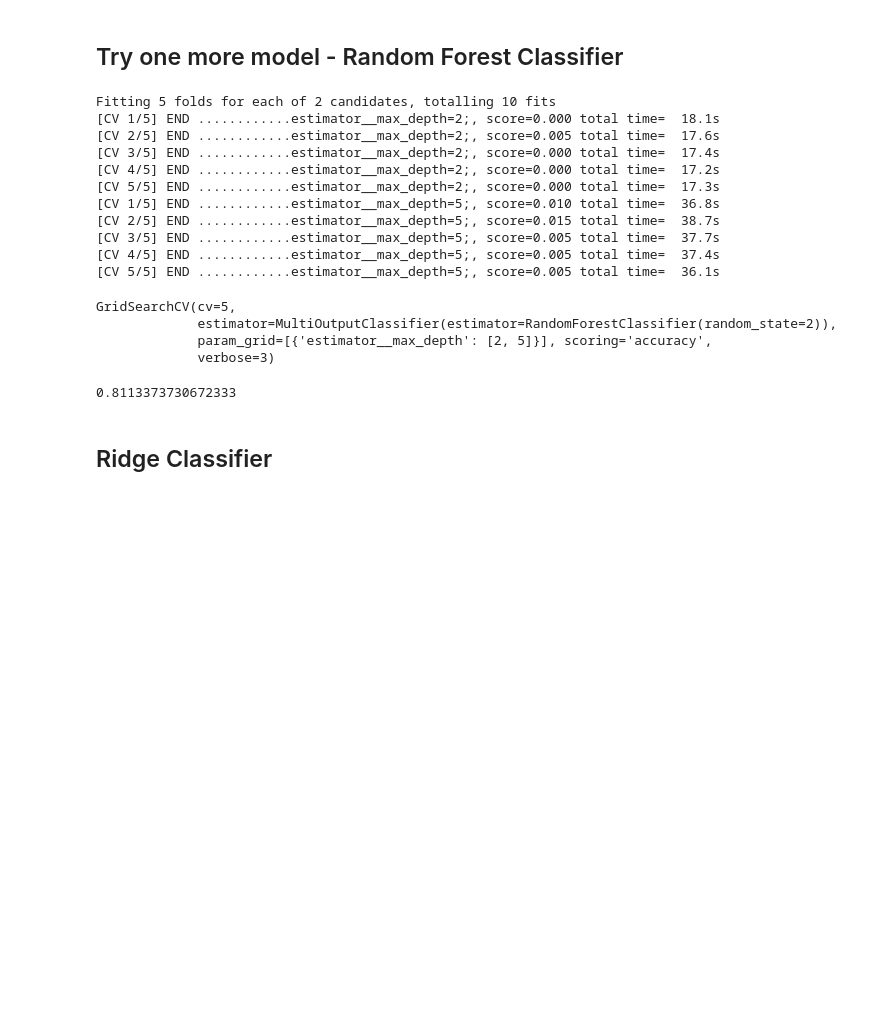
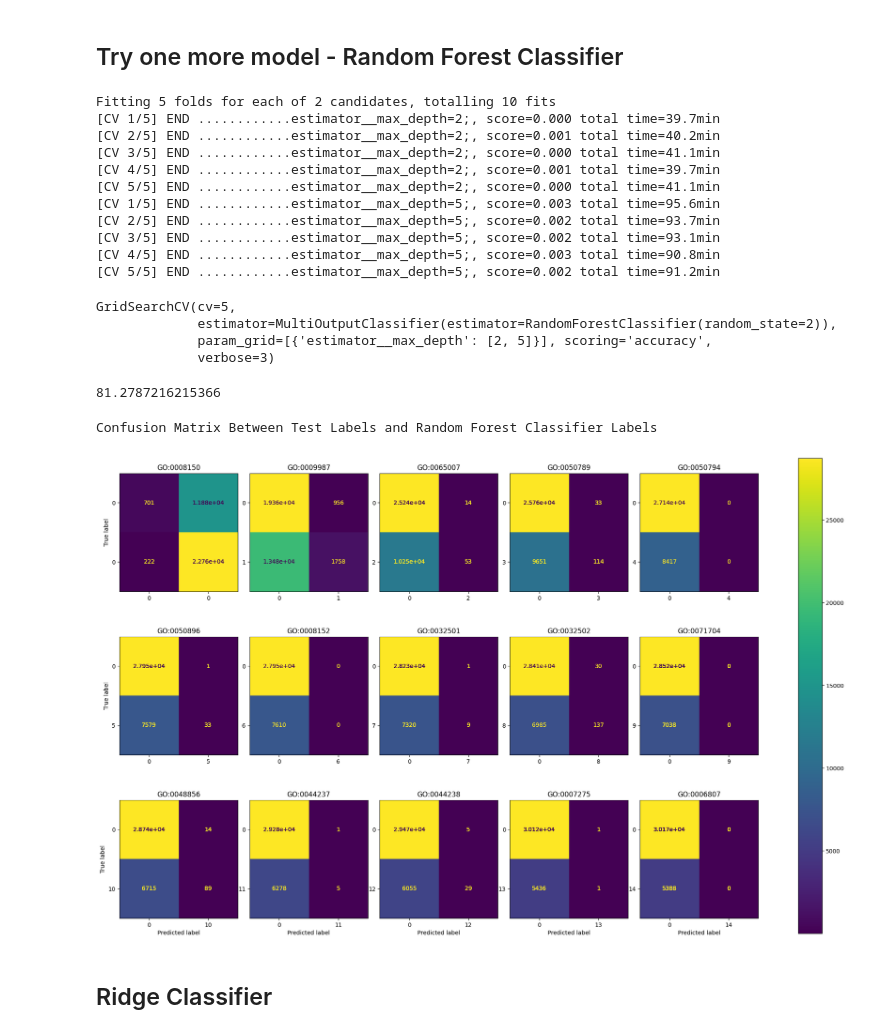
Before and after one commit to VNagesh-Bio/CAFA5, a Jupyter notebook: v-pc-ml-aicapstone-submission.ipynb, the cells around one changed output. Drawn from its saved outputs; the diff is of its cells as text; code cells hidden in the pictures; blank space fills up the shorter version.

```diff
--- a/v-pc-ml-aicapstone-submission.ipynb
+++ b/v-pc-ml-aicapstone-submission.ipynb
@@ -316,19 +360,19 @@ grid_search_rand = GridSearchCV(estimator=rand_f ,
                            cv = 5,
                            verbose=3)
 
-grid_search_rand.fit(X_train.head(n=1000), y_train[:1000])
+grid_search_rand.fit(X_train, labels_df_train)
 # %% [output]
 Fitting 5 folds for each of 2 candidates, totalling 10 fits
-[CV 1/5] END ............estimator__max_depth=2;, score=0.000 total time=  18.1s
-[CV 2/5] END ............estimator__max_depth=2;, score=0.005 total time=  17.6s
-[CV 3/5] END ............estimator__max_depth=2;, score=0.000 total time=  17.4s
-[CV 4/5] END ............estimator__max_depth=2;, score=0.000 total time=  17.2s
-[CV 5/5] END ............estimator__max_depth=2;, score=0.000 total time=  17.3s
-[CV 1/5] END ............estimator__max_depth=5;, score=0.010 total time=  36.8s
-[CV 2/5] END ............estimator__max_depth=5;, score=0.015 total time=  38.7s
-[CV 3/5] END ............estimator__max_depth=5;, score=0.005 total time=  37.7s
-[CV 4/5] END ............estimator__max_depth=5;, score=0.005 total time=  37.4s
-[CV 5/5] END ............estimator__max_depth=5;, score=0.005 total time=  36.1s
+[CV 1/5] END ............estimator__max_depth=2;, score=0.000 total time=39.7min
+[CV 2/5] END ............estimator__max_depth=2;, score=0.001 total time=40.2min
+[CV 3/5] END ............estimator__max_depth=2;, score=0.000 total time=41.1min
+[CV 4/5] END ............estimator__max_depth=2;, score=0.001 total time=39.7min
+[CV 5/5] END ............estimator__max_depth=2;, score=0.000 total time=41.1min
+[CV 1/5] END ............estimator__max_depth=5;, score=0.003 total time=95.6min
+[CV 2/5] END ............estimator__max_depth=5;, score=0.002 total time=93.7min
+[CV 3/5] END ............estimator__max_depth=5;, score=0.002 total time=93.1min
+[CV 4/5] END ............estimator__max_depth=5;, score=0.003 total time=90.8min
+[CV 5/5] END ............estimator__max_depth=5;, score=0.002 total time=91.2min
 GridSearchCV(cv=5,
              estimator=MultiOutputClassifier(estimator=RandomForestClassifier(random_state=2)),
              param_grid=[{'estimator__max_depth': [2, 5]}], scoring='accuracy',
@@ -341,13 +385,20 @@ best_model_rand = grid_search_rand.best_estimator_
 from pickle import dump
 with open("rand.pkl", "wb") as f:
     dump(best_model_rand, f, protocol=5)
+# %%
+best_model_rand = pickle.load(open('rand.pkl', 'rb'))
 # %%
 predictions_randf = best_model_rand.predict(X_test)
 best_model_rand.score(X_test, predictions_randf)
-accuracy = np.mean(predictions_randf == y_test)
-accuracy
+accuracy = np.mean(predictions_randf == labels_df_test)
+accuracy*100
 # %% [output]
-0.8113373730672333
+81.2787216215366
+# %%
+conf_matrix_plot(predictions_randf, 'Random Forest Classifier')
+# %% [output]
+Confusion Matrix Between Test Labels and Random Forest Classifier Labels
+[figure, added]
 # %% [markdown]
 ## Ridge Classifier
 # %%
```
Also changed, not shown: parts of 36 cells of this notebook.
